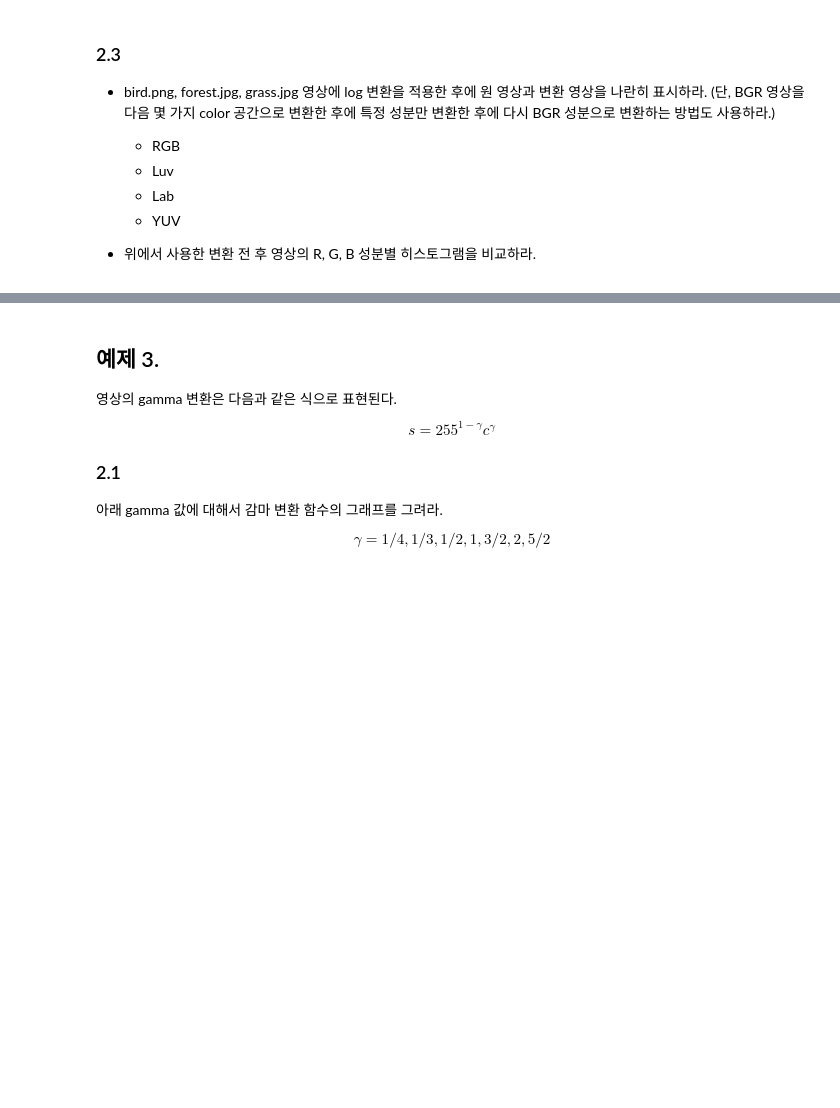
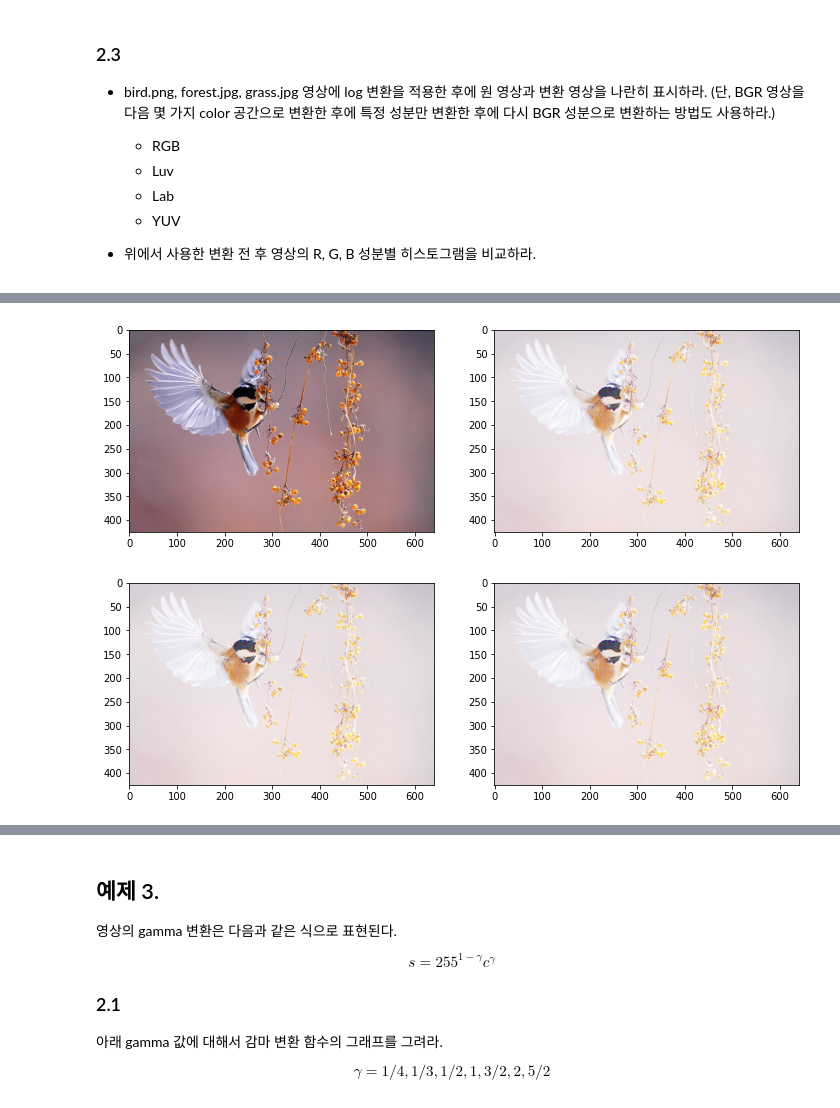
Before and after one commit to EJLee1209/ImageProcessing, a Jupyter notebook: 실습_원본/lab-06/IPP-2022-1-lab-06-20185158-이은재.ipynb, the cells around one changed output, grey strips where cells are left out. Drawn from its saved outputs; the diff is of its cells as text; code cells hidden in the pictures; blank space fills up the shorter version.

```diff
--- a/실습_원본/lab-06/IPP-2022-1-lab-06-20185158-이은재.ipynb
+++ b/실습_원본/lab-06/IPP-2022-1-lab-06-20185158-이은재.ipynb
@@ -202,2 +265,8 @@ cv2dir = dir(cv2)
 # %%
 bird = cv2.imread('bird.png')
+bird_log = lookupTable(bird, log_lut) # log변환
+bird_log2 = log_transformation(bird)
+show_two_images(bird, bird_log)
+# %% [output]
+[figure, added]
+[figure, added]
```
Also changed, not shown: parts of 26 cells of this notebook, 11 other files.
